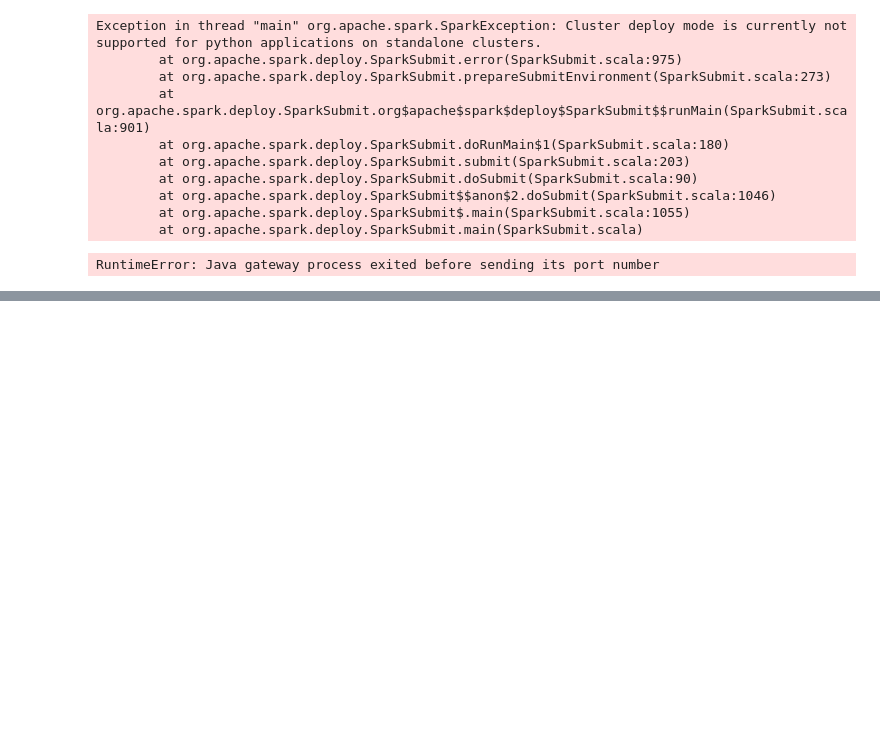
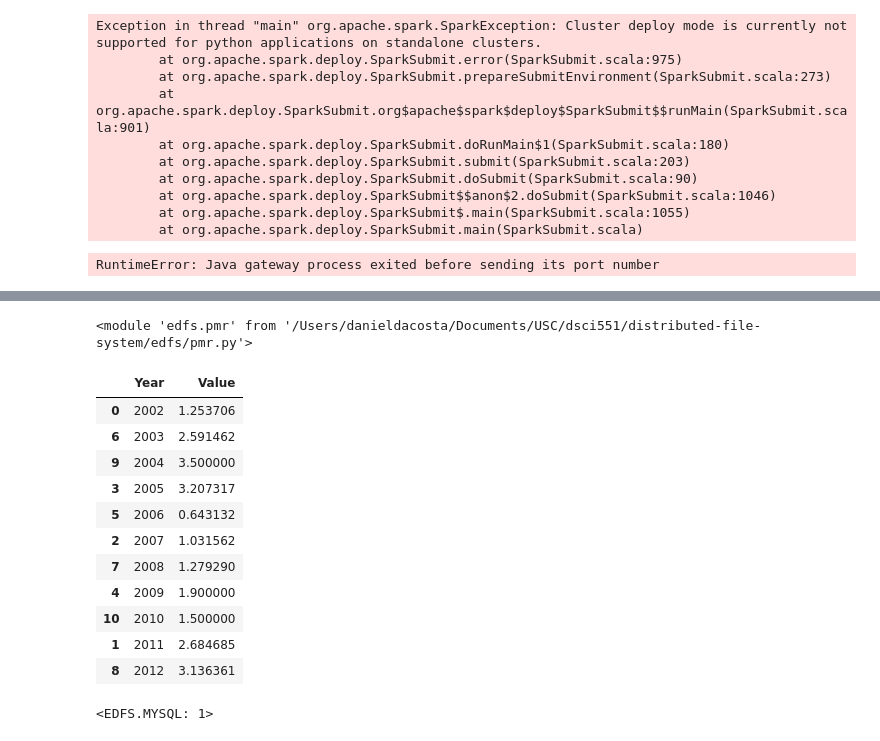
Before and after one commit to DanielDaCosta/distributed-file-system, a Jupyter notebook: tools.ipynb, the cells around one changed output, grey strips where cells are left out. Cells and saved outputs as stored; diff of their text form; code cells hidden in the pictures; blank space fills up the shorter version.

```diff
--- a/tools.ipynb
+++ b/tools.ipynb
@@ -1049,0 +1608,2 @@ rdd.count()
+# %%
+YEAR_RANGE = ['2002 [YR2002]', '2003 [YR2003]', '2004 [YR2004]', '2005 [YR2005]', '2006 [YR2006]', '2007 [YR2007]', '2008 [YR2008]', '2009 [YR2009]', '2010 [YR2010]', '2011 [YR2011]', '2012 [YR2012]']
@@ -1049,0 +1650,28 @@ rdd.count()
+# %%
+import importlib
+importlib.reload(pmr)
+# %% [output]
+<module 'edfs.pmr' from '/Users/danieldacosta/Documents/USC/dsci551/distributed-file-system/edfs/pmr.py'>
+# %%
+reduced_data = pmr.execute(
+    "MYSQL", "MIN",
+    targets=YEAR_RANGE, file="/root/foo/data", DEBUG=False)
+# %%
+reduced_data.sort_values(by='Year')
+# %% [output]
+|  | Year | Value |
+| 0 | 2002 | 1.253706 |
+| 6 | 2003 | 2.591462 |
+| 9 | 2004 | 3.500000 |
+| 3 | 2005 | 3.207317 |
+| 5 | 2006 | 0.643132 |
+| 2 | 2007 | 1.031562 |
+| 7 | 2008 | 1.279290 |
+| 4 | 2009 | 1.900000 |
+| 10 | 2010 | 1.500000 |
+| 1 | 2011 | 2.684685 |
+| 8 | 2012 | 3.136361 |
+# %%
+EDFS.MYSQL
+# %% [output]
+<EDFS.MYSQL: 1>
```
Also changed, not shown: parts of 37 cells of this notebook, 48 other files.
